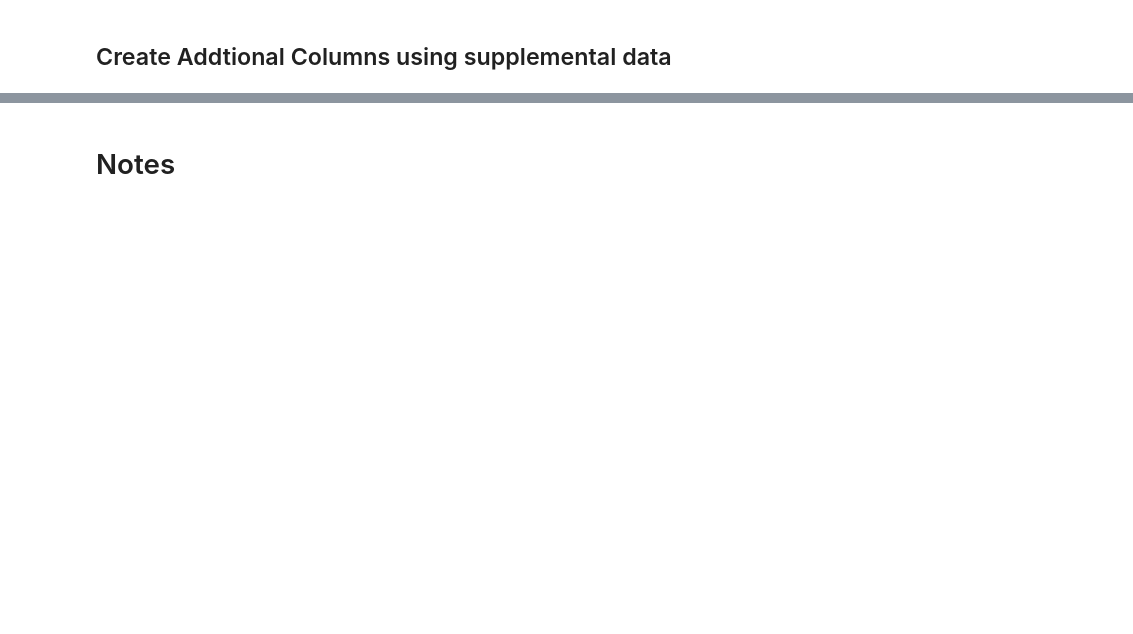
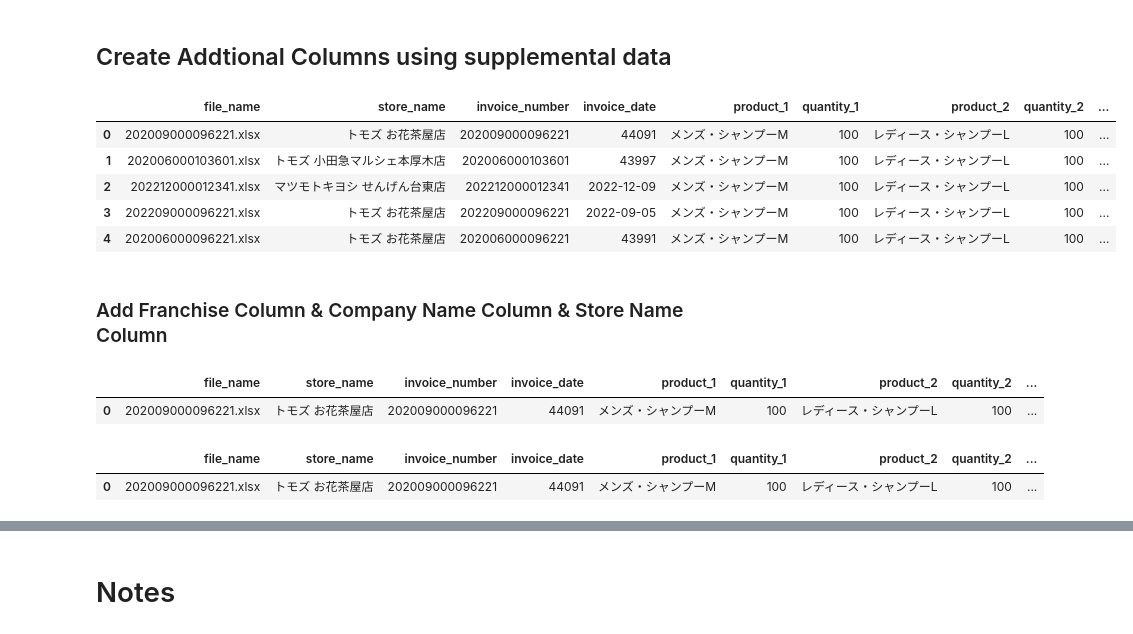
Before and after one commit to Kensuzuki95/EY_Assignment, a Jupyter notebook: EY_Assignment.ipynb, the cells around one changed output, grey strips where cells are left out. Cells and saved outputs as stored; diff of their text form; code cells hidden in the pictures; blank space fills up the shorter version.

```diff
--- a/EY_Assignment.ipynb
+++ b/EY_Assignment.ipynb
@@ -396,3 +364,15 @@ dtypes: float64(2), object(8)
 memory usage: 344.3+ KB
 # %% [markdown]
 ## Create Addtional Columns using supplemental data
+# %%
+invoice_df = pd.read_excel('/content/drive/MyDrive/EY Recruitment Documents/invoice_data_cleaned.xlsx')
+invoice_df.head()
+# %% [output]
+|  | file_name | store_name | invoice_number | invoice_date | product_1 | quantity_1 | product_2 | quantity_2 | ... |
+| 0 | 202009000096221.xlsx | トモズ お花茶屋店 | 202009000096221 | 44091 | メンズ・シャンプーM | 100 | レディース・シャンプーL | 100 | ... |
+| 1 | 202006000103601.xlsx | トモズ 小田急マルシェ本厚木店 | 202006000103601 | 43997 | メンズ・シャンプーM | 100 | レディース・シャンプーL | 100 | ... |
+| 2 | 202212000012341.xlsx | マツモトキヨシ せんげん台東店 | 202212000012341 | 2022-12-09 | メンズ・シャンプーM | 100 | レディース・シャンプーL | 100 | ... |
+| 3 | 202209000096221.xlsx | トモズ お花茶屋店 | 202209000096221 | 2022-09-05 | メンズ・シャンプーM | 100 | レディース・シャンプーL | 100 | ... |
+| 4 | 202006000096221.xlsx | トモズ お花茶屋店 | 202006000096221 | 43991 | メンズ・シャンプーM | 100 | レディース・シャンプーL | 100 | ... |
+# %% [markdown]
+### Add Franchise Column & Company Name Column & Store Name Column
@@ -399,2 +392,7 @@ memory usage: 344.3+ KB
 # %%
-# Add Francise Column & Company Name Column & Store Name Column
+# Add a Company Name Column & Store Name Column
+invoice_df['company_name'] = invoice_df.apply(lambda row: find_brand_name(row, column_to_check), axis=1)
+invoice_df.head(1)
+# %% [output]
+|  | file_name | store_name | invoice_number | invoice_date | product_1 | quantity_1 | product_2 | quantity_2 | ... |
+| 0 | 202009000096221.xlsx | トモズ お花茶屋店 | 202009000096221 | 44091 | メンズ・シャンプーM | 100 | レディース・シャンプーL | 100 | ... |
@@ -404,0 +399,10 @@ memory usage: 344.3+ KB
+# %%
+# Check which company name is contained in Company Name column and determine the franchise name
+invoice_df['franchise_name'] = ''
+invoice_df.loc[invoice_df['company_name'].str.contains('マツモトキヨシ'), 'franchise_name'] = 'マツモトキヨシ'
+invoice_df.loc[invoice_df['company_name'].str.contains('トモズ'), 'franchise_name'] = 'トモズ'
+invoice_df.loc[invoice_df['company_name'].str.contains('イトーヨーカ堂'), 'franchise_name'] = 'イトーヨーカドー'
+invoice_df.head(1)
+# %% [output]
+|  | file_name | store_name | invoice_number | invoice_date | product_1 | quantity_1 | product_2 | quantity_2 | ... |
+| 0 | 202009000096221.xlsx | トモズ お花茶屋店 | 202009000096221 | 44091 | メンズ・シャンプーM | 100 | レディース・シャンプーL | 100 | ... |
```
Also changed, not shown: parts of 31 cells of this notebook.
